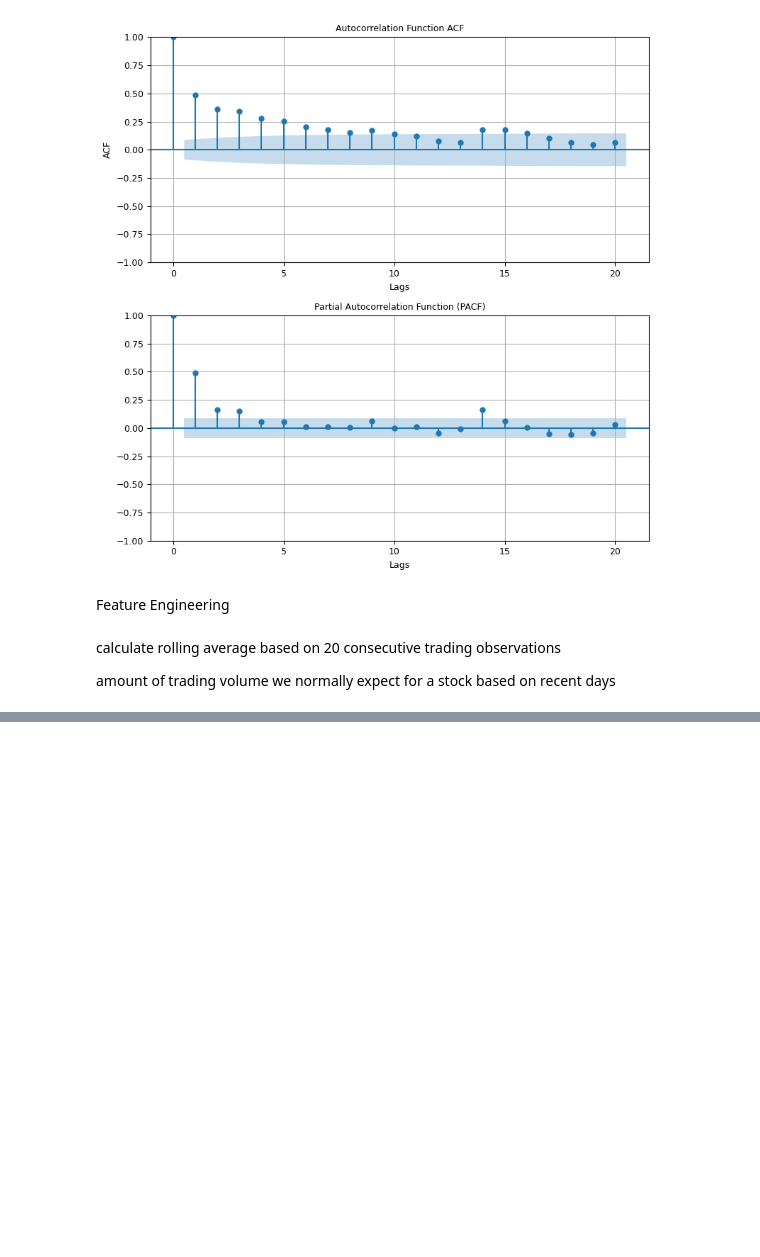
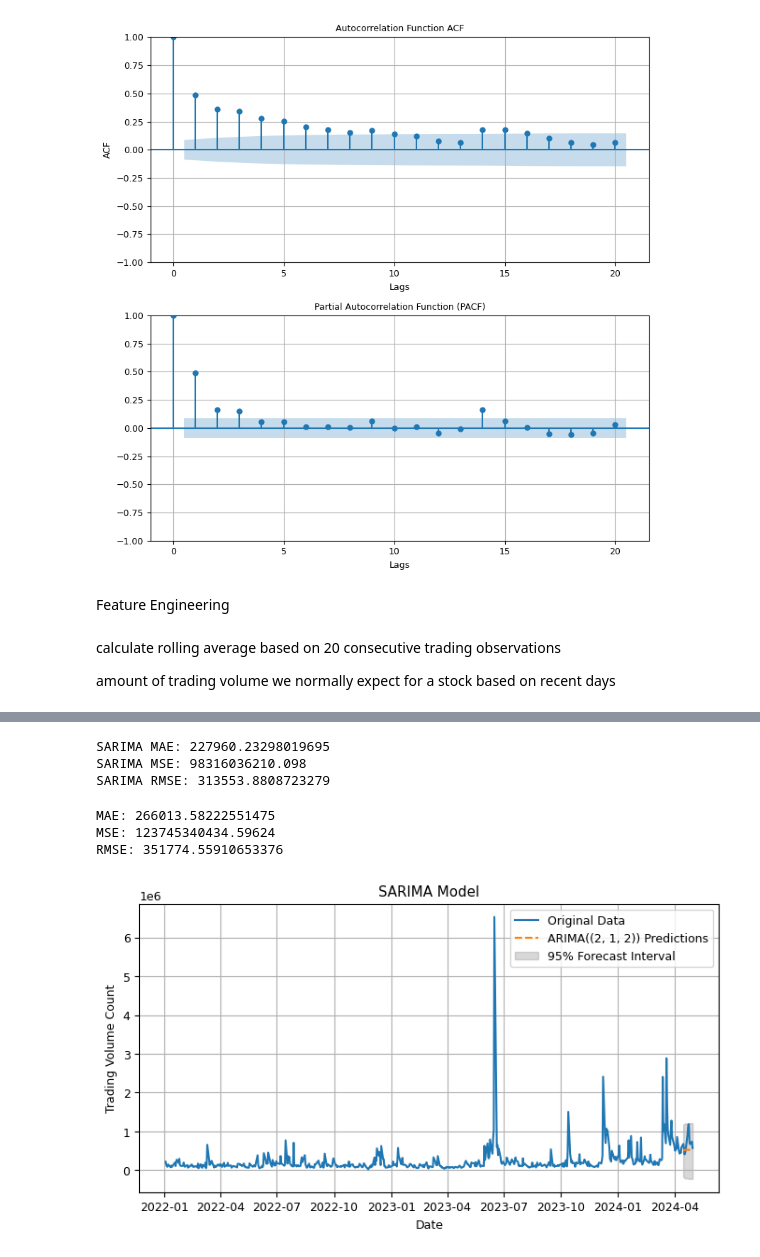
Before and after one commit to apatel4746/stockfrauddetection, a Jupyter notebook: stockfraud.ipynb, the cells around one changed output, grey strips where cells are left out. Drawn from its saved outputs; the diff is of its cells as text; code cells hidden in the pictures; blank space fills up the shorter version.

```diff
--- a/stockfraud.ipynb
+++ b/stockfraud.ipynb
@@ -1120,0 +1217,28 @@ pfe['volume_diff']=pfe["volume"].diff()
+# %%
+
+def apply_sarima(data, order=(2,1,1), seasonal_order=(1,0,1,5)):
+  model= sm.tsa.SARIMAX(
+      data,
+      order=order,
+      seasonal_order=seasonal_order
+  )
+  results=model.fit(disp=False)
+  return results
+
+train=cmtl["volume"].iloc[:-12].reset_index(drop=True)
+test=cmtl["volume"].iloc[-12:]
+
+sarima_results=apply_sarima(
+    train,
+    order=(2,1,1),
+    seasonal_order=(1,0,1,5)
+)
+print(sarima_results.summary())
+future_periods=len(test)
+forecast=sarima_results.get_forecast(steps=future_periods)
+
+predicted_values=forecast.predicted_mean
+confidence_intervals=forecast.conf_int(alpha=.05)
+
+last_date=df.index[-1]
+future_dates=test.index
@@ -1120,0 +1263,33 @@ pfe['volume_diff']=pfe["volume"].diff()
+# %%
+mae_sarima=mean_absolute_error(test, predicted_values)
+mse_sarima=mean_squared_error(test, predicted_values)
+rmse_sarima=np.sqrt(mse_sarima)
+
+
+print(f"SARIMA MAE: {mae_sarima}")
+print(f"SARIMA MSE: {mse_sarima}")
+print(f"SARIMA RMSE: {rmse_sarima}")
+# %% [output]
+SARIMA MAE: 227960.23298019695
+SARIMA MSE: 98316036210.098
+SARIMA RMSE: 313553.8808723279
+# %%
+plt.figure(figsize=(8,4))
+plt.plot(cmtl.index,cmtl["volume"], label="Original Data")
+plt.plot(future_dates, predicted_values, label=f'ARIMA({order}) Predictions', linestyle='--')
+plt.fill_between(future_dates, confidence_intervals.iloc[:, 0].to_numpy(), conf_int.iloc[:,1].to_numpy(), alpha=.3, color='gray', label="95% Forecast Interval")
+plt.legend()
+plt.xlabel('Date')
+plt.ylabel('Trading Volume Count')
+plt.title(f'SARIMA Model')
+plt.grid(True)
+
+print(f"MAE: {mae}")
+print(f"MSE: {mse}")
+print(f"RMSE: {rmse}")
+plt.show()
+# %% [output]
+MAE: 266013.58222551475
+MSE: 123745340434.59624
+RMSE: 351774.55910653376
+[figure, added]
```
Also changed, not shown: parts of 17 cells of this notebook.
